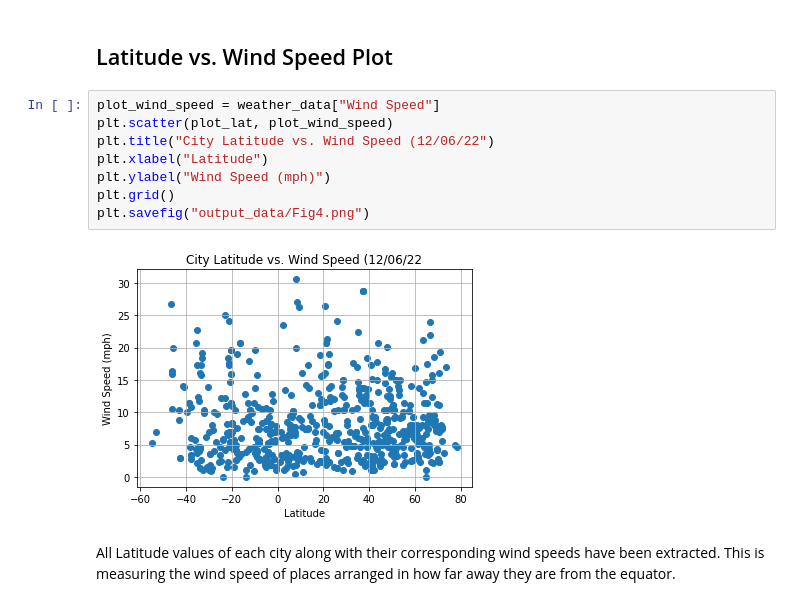
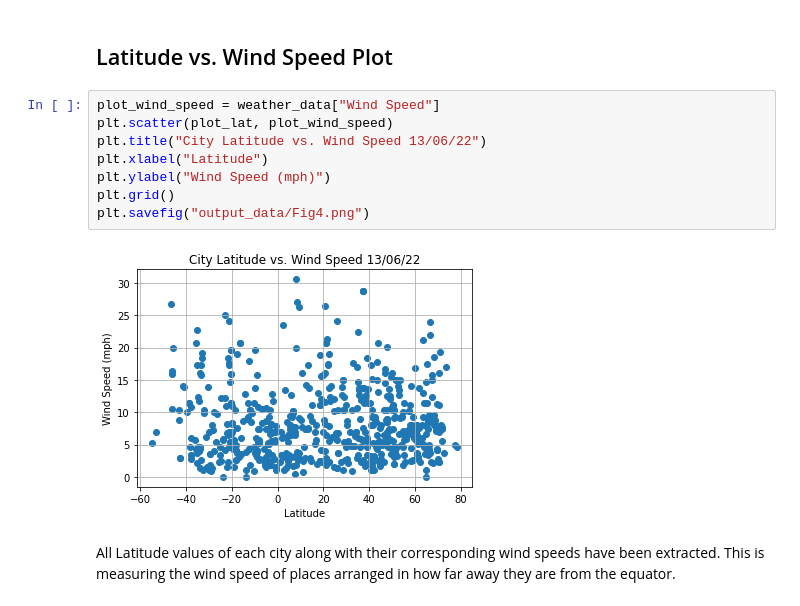
Before and after one commit to denk-ie/python-api-challenge, a Jupyter notebook: WeatherPy/WeatherPy.ipynb, the cells around one changed output. Saved outputs shown, nothing was run; the diff lists cells and outputs as text.

```diff
--- a/WeatherPy/WeatherPy.ipynb
+++ b/WeatherPy/WeatherPy.ipynb
@@ -183,13 +183,13 @@ All Latitude values of each city along with their corresponding cloudiness have
 # %%
 plot_wind_speed = weather_data["Wind Speed"]
 plt.scatter(plot_lat, plot_wind_speed)
-plt.title("City Latitude vs. Wind Speed (12/06/22")
+plt.title("City Latitude vs. Wind Speed 13/06/22")
 plt.xlabel("Latitude")
 plt.ylabel("Wind Speed (mph)")
 plt.grid()
 plt.savefig("output_data/Fig4.png")
 # %% [output]
-[figure, old version]
+[figure, new version]
 # %% [markdown]
 All Latitude values of each city along with their corresponding wind speeds have been extracted. This is measuring the wind speed of places arranged in how far away they are from the equator.
 # %% [markdown]
```
Also changed, not shown: parts of 3 cells of this notebook, 4 other files.
